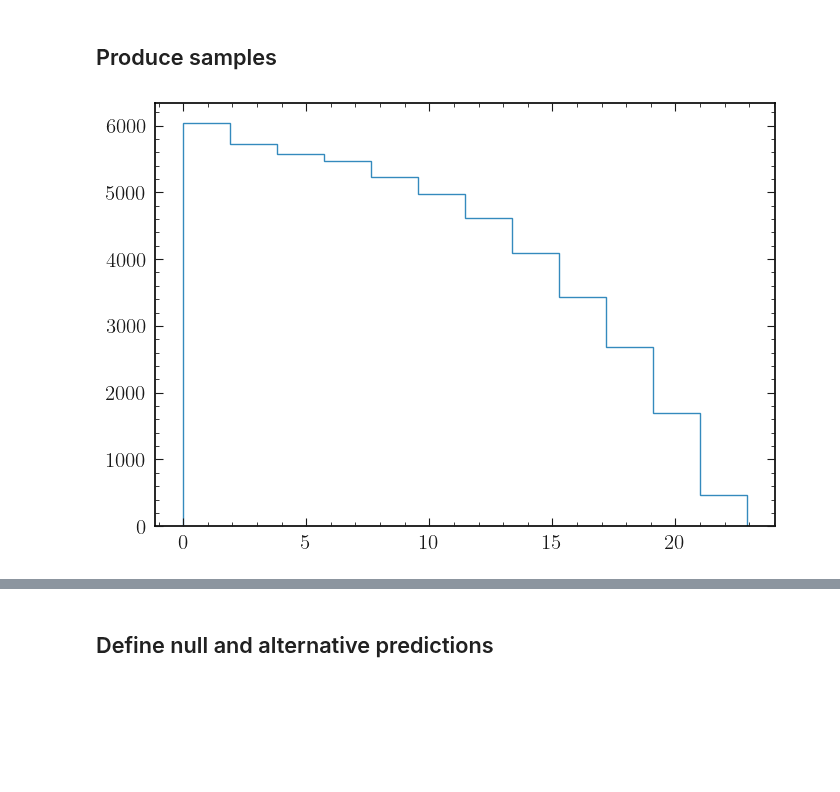
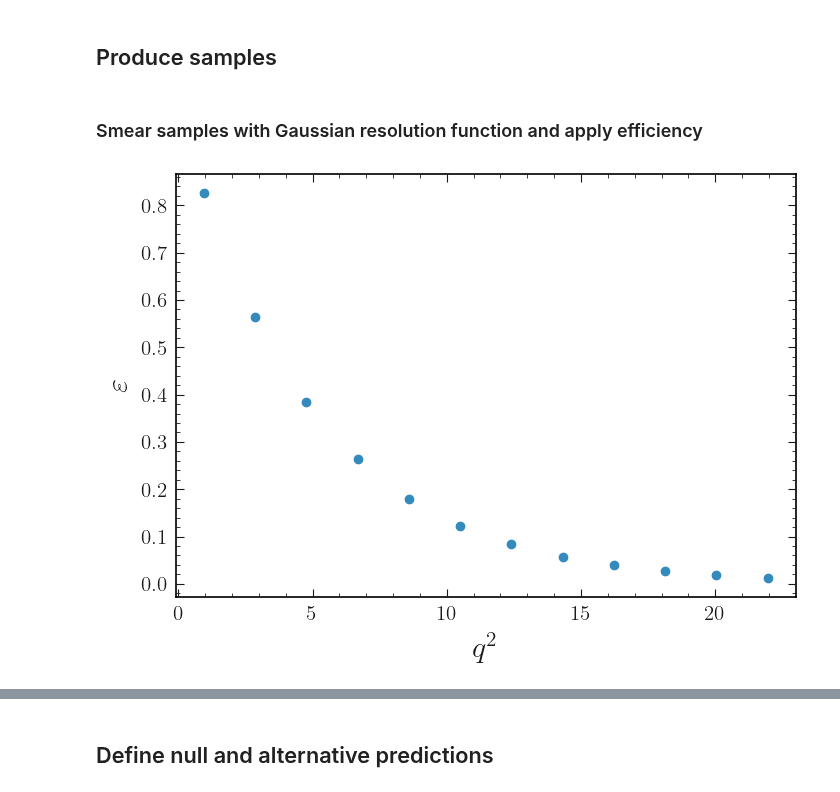
Before and after one commit to lorenzennio/redist, a Jupyter notebook: test_eos.ipynb, the cells around one changed output, grey strips where cells are left out. Drawn from its saved outputs; the diff is of its cells as text; code cells hidden in the pictures; blank space fills up the shorter version.

```diff
--- a/test_eos.ipynb
+++ b/test_eos.ipynb
@@ -70,9 +70,5 @@ o = eos.Options(**{'form-factors': 'BSZ2015', 'model': 'WET'})
 pdf = eos.SignalPDF.make('B^-->K^-nunu::dGamma/dq2', p, k, o)
 
 null_samples, pdf_values = pdf.sample_mcmc(50000, stride=5, pre_N=10000, preruns=5, cov_scale=0.1, rng=np.random.mtrand.RandomState(seed=1234))
-# %%
-binning = np.linspace(0.0, 22.9, 13)
-
-null_yields, _, _ = plt.hist(null_samples, binning, histtype='step')
-# %% [output]
-[figure, removed]
+# %% [markdown]
+### Smear samples with Gaussian resolution function and apply efficiency
@@ -78,0 +79,18 @@ null_yields, _, _ = plt.hist(null_samples, binning, histtype='step')
+# %%
+def efficiency(q2):
+    """
+    Efficiency map adapted from https://journals.aps.org/prl/supplemental/10.1103/PhysRevLett.127.181802/suppl_mat.pdf (Figure 3)
+    Overall scale different, as this can be compensated be number of simulated events.
+    """
+    return np.exp(-0.2*q2)
+
+binning = np.linspace(0.0, 22.9, 13)
+bin_cents = (binning[:-1] + binning[1:])/2
+
+plt.plot(bin_cents, efficiency(bin_cents), "o")
+
+plt.xlabel(r'$q^2$')
+plt.ylabel(r'$\varepsilon$')
+plt.show()
+# %% [output]
+[figure, added]
```
Also changed, not shown: parts of 18 cells of this notebook.
